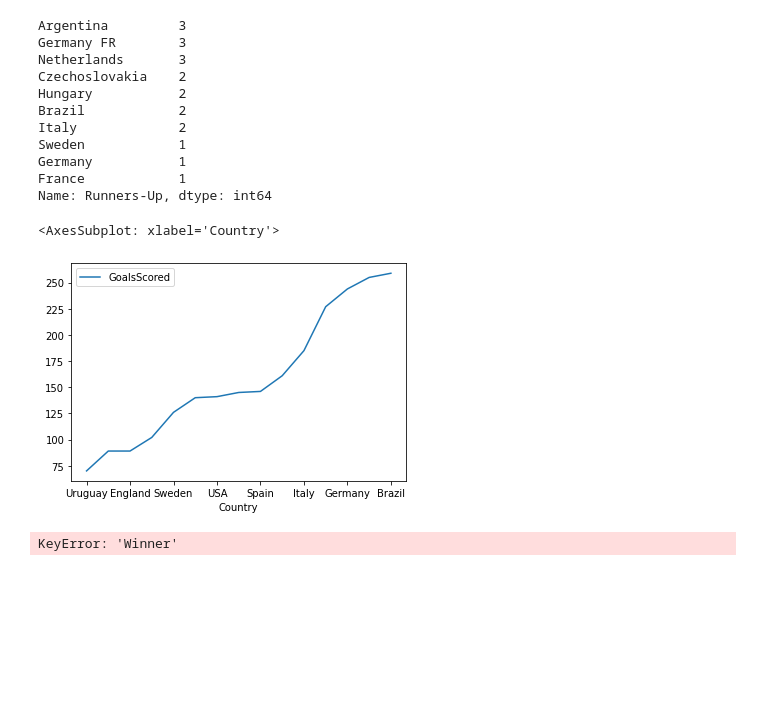
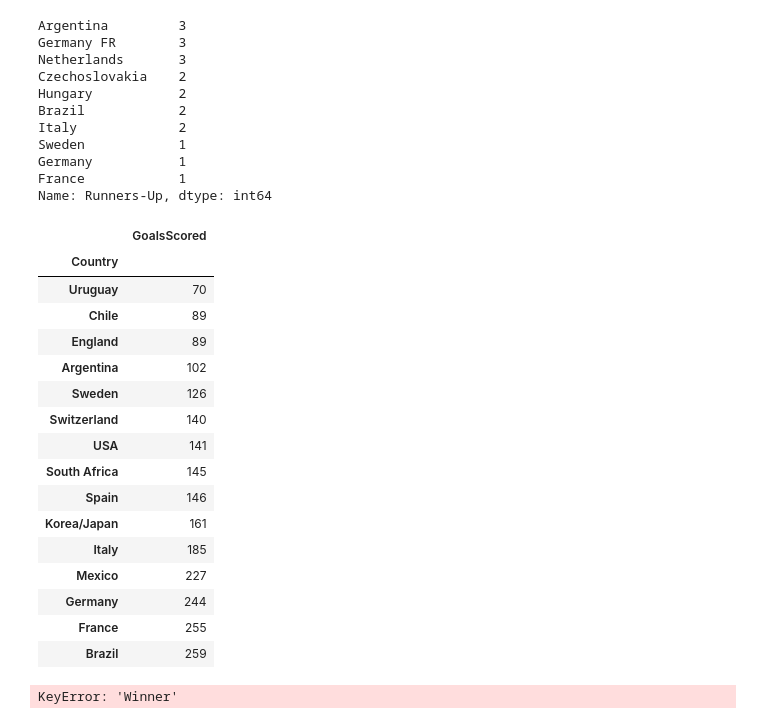
Before and after one commit to Hugox96/Analise_Copas, a Jupyter notebook: Copa.ipynb, the cells around one changed output. Saved outputs shown, nothing was run; the diff lists cells and outputs as text; code cells hidden in the pictures; blank space fills up the shorter version.

```diff
--- a/Copa.ipynb
+++ b/Copa.ipynb
@@ -67,10 +87,25 @@ France            1
 Name: Runners-Up, dtype: int64
 # %%
 copa = copa[["Country", "GoalsScored"]]
-copa.groupby(["Country"]).sum().sort_values(by="GoalsScored", ascending= True).plot()
+copa.groupby(["Country"]).sum().sort_values(by="GoalsScored", ascending= True)
 # %% [output]
-<AxesSubplot: xlabel='Country'>
-[figure, removed]
+|  | GoalsScored |
+| Country |  |
+| Uruguay | 70 |
+| Chile | 89 |
+| England | 89 |
+| Argentina | 102 |
+| Sweden | 126 |
+| Switzerland | 140 |
+| USA | 141 |
+| South Africa | 145 |
+| Spain | 146 |
+| Korea/Japan | 161 |
+| Italy | 185 |
+| Mexico | 227 |
+| Germany | 244 |
+| France | 255 |
+| Brazil | 259 |
 # %%
 copa["Winner"].value_counts()
 # %% [output]
```
Also changed, not shown: parts of 3 cells of this notebook.
